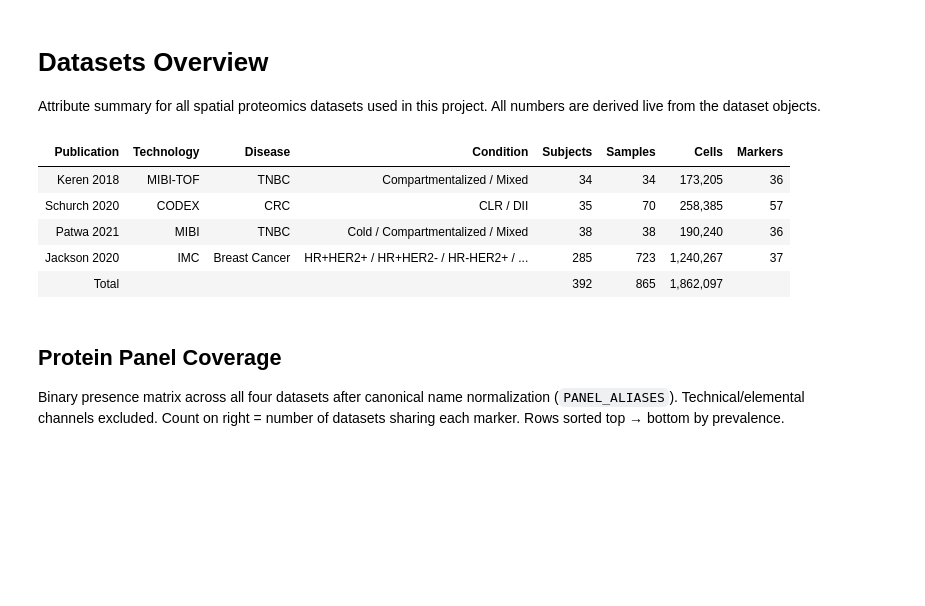
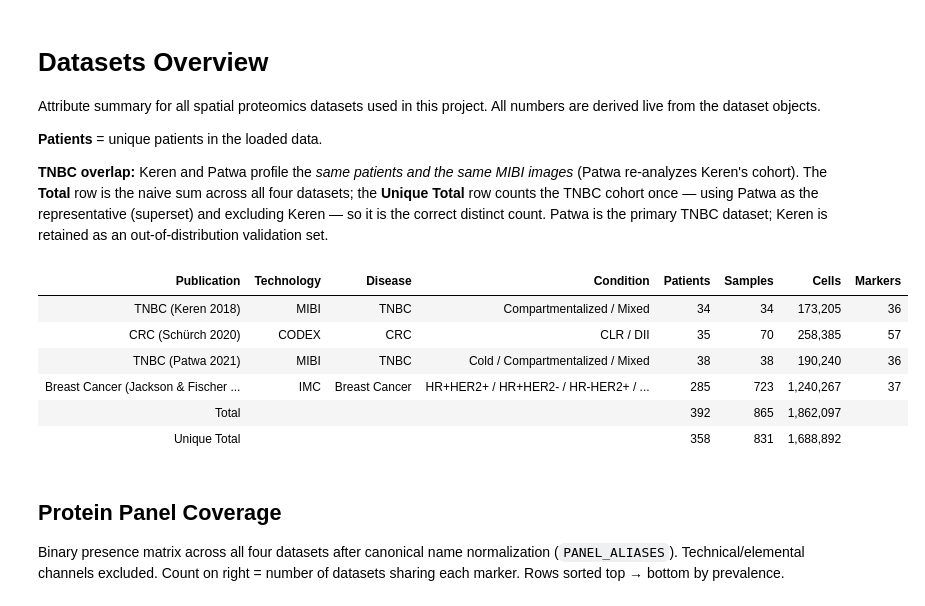
Before and after one commit to alexander-ratzan/sp-ml, a Jupyter notebook: notebooks/EDA/datasets_overview.ipynb, the cells around one changed output. Drawn from its saved outputs; the diff is of its cells as text; code cells hidden in the pictures; blank space fills up the shorter version.

```diff
--- a/notebooks/EDA/datasets_overview.ipynb
+++ b/notebooks/EDA/datasets_overview.ipynb
@@ -3,6 +3,14 @@
 
 Attribute summary for all spatial proteomics datasets used in this project.
 All numbers are derived live from the dataset objects.
+
+**Patients** = unique patients in the loaded data.
+
+**TNBC overlap:** Keren and Patwa profile the *same patients and the same MIBI images*
+(Patwa re-analyzes Keren's cohort). The **Total** row is the naive sum across all four
+datasets; the **Unique Total** row counts the TNBC cohort once — using Patwa as the
+representative (superset) and excluding Keren — so it is the correct distinct count.
+Patwa is the primary TNBC dataset; Keren is retained as an out-of-distribution validation set.
 # %%
 %load_ext autoreload
 %autoreload 2
@@ -26,10 +34,10 @@ from data.EDA import (
 )
 # %%
 DATASETS = [
-    ("Keren 2018",   "../../../data/keren2018/tnbc.h5ad",               KEREN_CFG),
-    ("Schurch 2020", "../../../data/schurch2020/crc.h5ad",              SCHURCH_CFG),
-    ("Patwa 2021",   "../../../data/rasp-mibi/tnbc_mibi.h5ad",          PATWA_CFG),
-    ("Jackson 2020", "../../../data/jacksonfischer2020/full/full.h5ad", JACKSON_CFG),
+    ("TNBC (Keren 2018)",                     "../../../data/keren2018/tnbc.h5ad",               KEREN_CFG),
+    ("CRC (Schürch 2020)",                    "../../../data/schurch2020/crc.h5ad",              SCHURCH_CFG),
+    ("TNBC (Patwa 2021)",                     "../../../data/rasp-mibi/tnbc_mibi.h5ad",          PATWA_CFG),
+    ("Breast Cancer (Jackson & Fischer 2020)","../../../data/jacksonfischer2020/full/full.h5ad", JACKSON_CFG),
 ]
 
 stats, panels, celltypes = [], {}, {}
@@ -44,14 +52,17 @@ for name, path, cfg in DATASETS:
         celltypes[name] = normalize_celltypes(adata.obs[col])
     adata.file.close()
 # %%
-overview_table(stats)
+# Keren ⊂ Patwa (same patients/images) → "Unique Total" counts the TNBC cohort once,
+# using Patwa as the representative and excluding Keren from the sums.
+overview_table(stats, unique_exclude=["TNBC (Keren 2018)"])
 # %% [output]
-| Publication | Technology | Disease | Condition | Subjects | Samples | Cells | Markers |
-| Keren 2018 | MIBI-TOF | TNBC | Compartmentalized / Mixed | 34 | 34 | 173,205 | 36 |
-| Schurch 2020 | CODEX | CRC | CLR / DII | 35 | 70 | 258,385 | 57 |
-| Patwa 2021 | MIBI | TNBC | Cold / Compartmentalized / Mixed | 38 | 38 | 190,240 | 36 |
-| Jackson 2020 | IMC | Breast Cancer | HR+HER2+ / HR+HER2- / HR-HER2+ / ... | 285 | 723 | 1,240,267 | 37 |
+| Publication | Technology | Disease | Condition | Patients | Samples | Cells | Markers |
+| TNBC (Keren 2018) | MIBI | TNBC | Compartmentalized / Mixed | 34 | 34 | 173,205 | 36 |
+| CRC (Schürch 2020) | CODEX | CRC | CLR / DII | 35 | 70 | 258,385 | 57 |
+| TNBC (Patwa 2021) | MIBI | TNBC | Cold / Compartmentalized / Mixed | 38 | 38 | 190,240 | 36 |
+| Breast Cancer (Jackson & Fischer ... | IMC | Breast Cancer | HR+HER2+ / HR+HER2- / HR-HER2+ / ... | 285 | 723 | 1,240,267 | 37 |
 | Total |  |  |  | 392 | 865 | 1,862,097 |  |
+| Unique Total |  |  |  | 358 | 831 | 1,688,892 |  |
 # %% [markdown]
 ## Protein Panel Coverage
 
```
Also changed, not shown: parts of 3 cells of this notebook, 8 other files.
